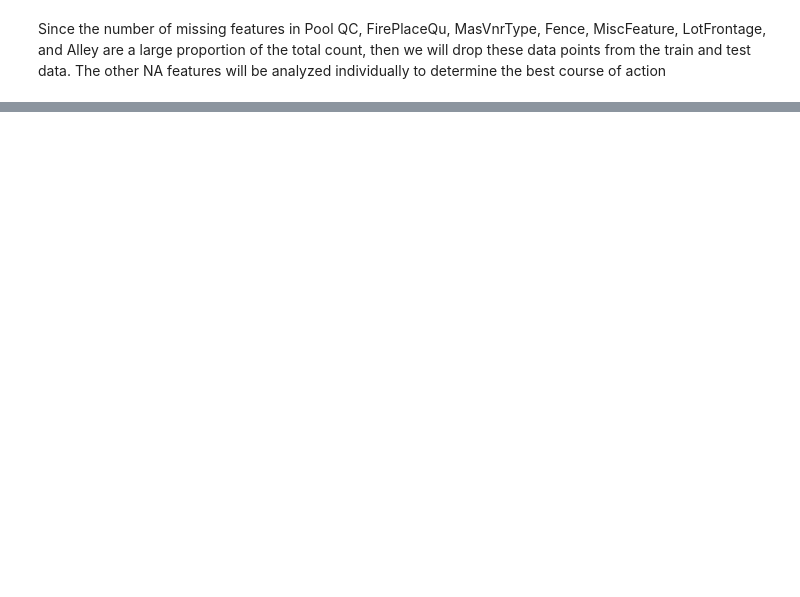
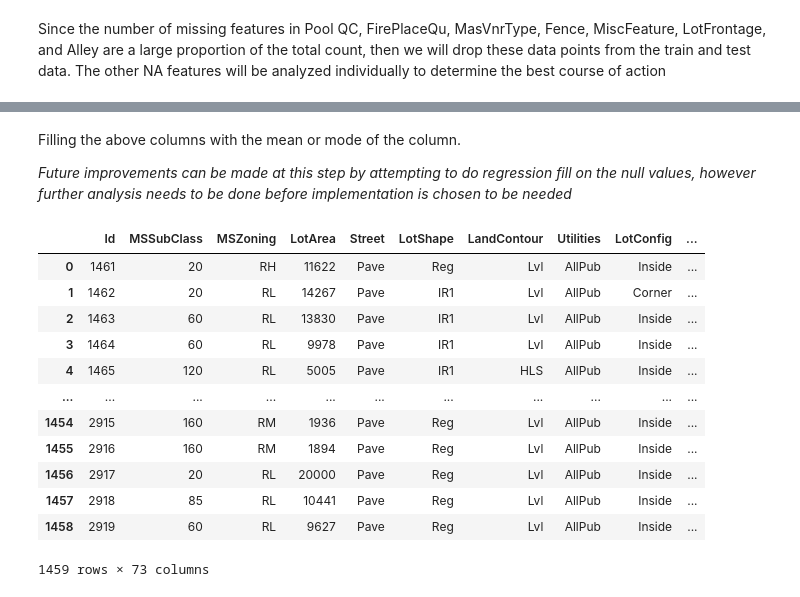
Before and after one commit to nzmel/Housing-Price-Prediction, a Jupyter notebook: notebook1644f977fa.ipynb, the cells around one changed output, grey strips where cells are left out. Drawn from its saved outputs; the diff is of its cells as text; code cells hidden in the pictures; blank space fills up the shorter version.

```diff
--- a/notebook1644f977fa.ipynb
+++ b/notebook1644f977fa.ipynb
@@ -89,0 +98,33 @@ train.drop(['LotFrontage', 'Alley','MasVnrType','FireplaceQu','PoolQC','Fence','
+# %% [markdown]
+Filling the above columns with the mean or mode of the column.
+
+*Future improvements can be made at this step by attempting to do regression fill on the null values, however further analysis needs to be done before implementation is chosen to be needed*
+# %%
+def fill_missing_values(train_1):
+    for column in train_1.columns:
+        if train_1[column].dtype == 'float64':
+          train_1[column].fillna(train_1[column].mean(), inplace=True)
+        if train_1[column].dtype == 'int64':
+          train_1[column].fillna(train_1[column].mean(), inplace=True)
+        elif train_1[column].dtype == 'object':
+          train_1[column].fillna(train_1[column].mode()[0], inplace=True)
+        else:
+          train_1[column].fillna(np.nan, inplace=True)
+    return train_1
+
+fill_missing_values(train_1)
+fill_missing_values(test_1)
+# %% [output]
+|  | Id | MSSubClass | MSZoning | LotArea | Street | LotShape | LandContour | Utilities | LotConfig | ... |
+| 0 | 1461 | 20 | RH | 11622 | Pave | Reg | Lvl | AllPub | Inside | ... |
+| 1 | 1462 | 20 | RL | 14267 | Pave | IR1 | Lvl | AllPub | Corner | ... |
+| 2 | 1463 | 60 | RL | 13830 | Pave | IR1 | Lvl | AllPub | Inside | ... |
+| 3 | 1464 | 60 | RL | 9978 | Pave | IR1 | Lvl | AllPub | Inside | ... |
+| 4 | 1465 | 120 | RL | 5005 | Pave | IR1 | HLS | AllPub | Inside | ... |
+| ... | ... | ... | ... | ... | ... | ... | ... | ... | ... | ... |
+| 1454 | 2915 | 160 | RM | 1936 | Pave | Reg | Lvl | AllPub | Inside | ... |
+| 1455 | 2916 | 160 | RM | 1894 | Pave | Reg | Lvl | AllPub | Inside | ... |
+| 1456 | 2917 | 20 | RL | 20000 | Pave | Reg | Lvl | AllPub | Inside | ... |
+| 1457 | 2918 | 85 | RL | 10441 | Pave | Reg | Lvl | AllPub | Inside | ... |
+| 1458 | 2919 | 60 | RL | 9627 | Pave | Reg | Lvl | AllPub | Inside | ... |
+1459 rows × 73 columns
```
Also changed, not shown: parts of 20 cells of this notebook.
